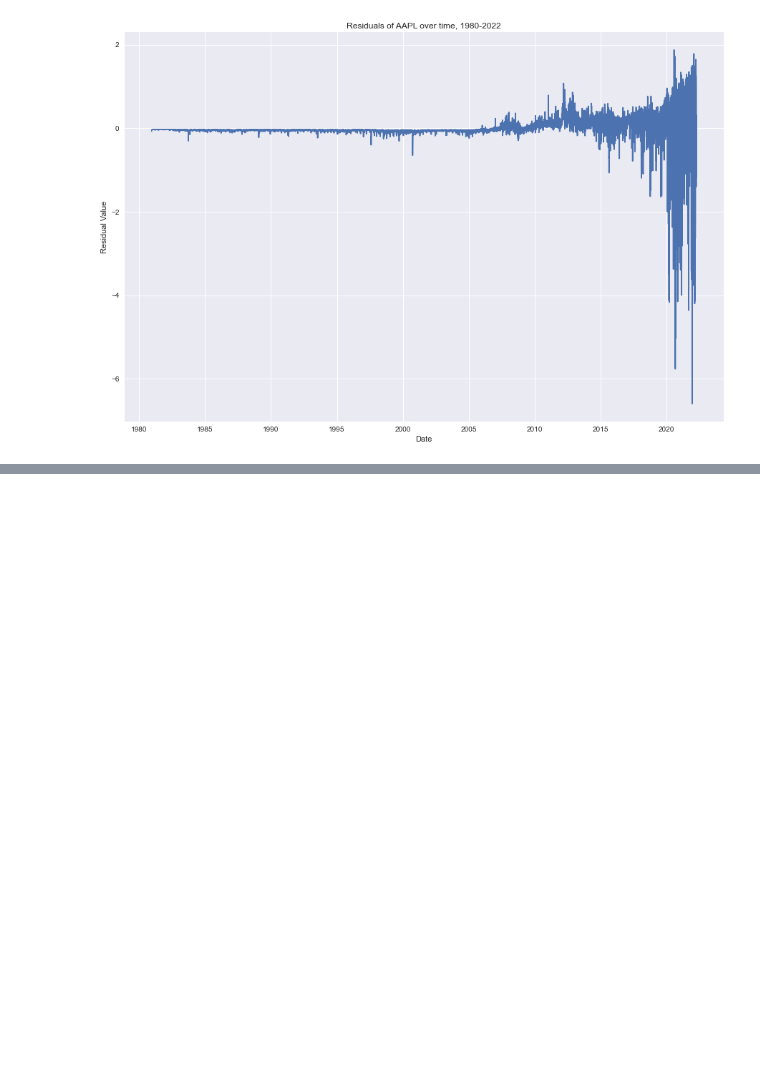
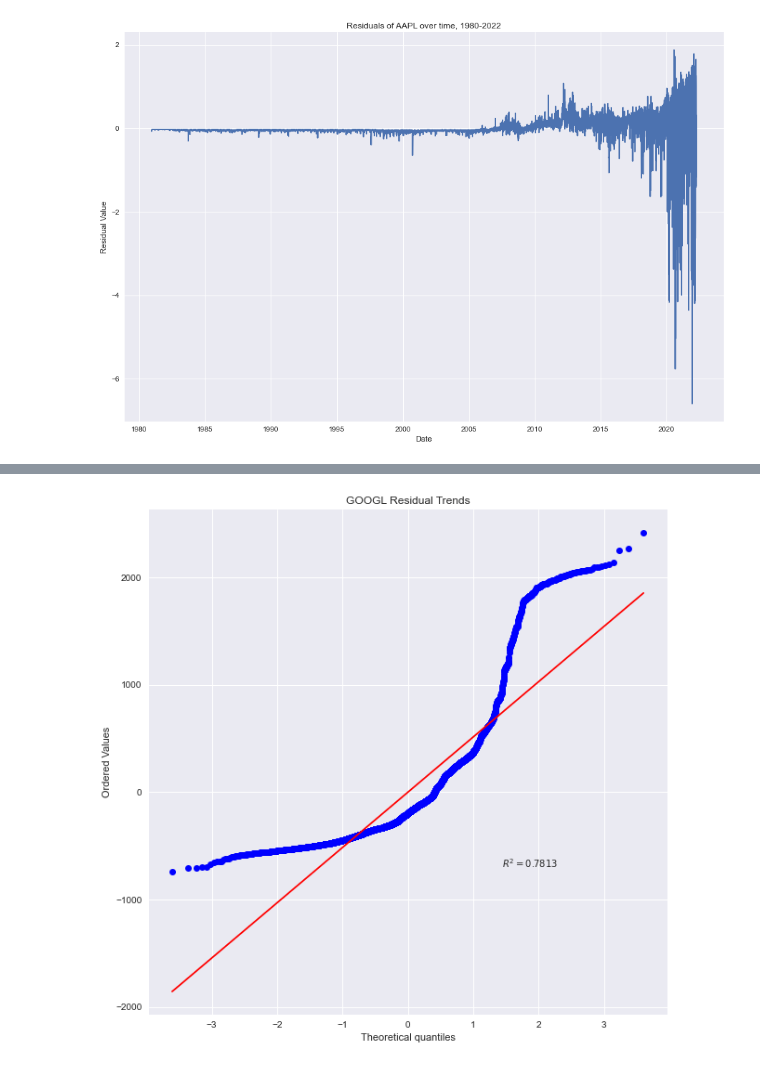
Before and after one commit to matthewjchin/toptechstocks, a Jupyter notebook: tech_stocks_analysis.ipynb, the cells around one changed output, grey strips where cells are left out. Drawn from its saved outputs; the diff is of its cells as text; code cells hidden in the pictures; blank space fills up the shorter version.

```diff
--- a/tech_stocks_analysis.ipynb
+++ b/tech_stocks_analysis.ipynb
@@ -669,0 +692,11 @@ plt.show()
+# %%
+fig = plt.figure(figsize= (10, 10))
+ax = fig.add_subplot(111)
+
+normality_plot, stat = stats.probplot(model4.resid, plot= plt, rvalue= True)
+ax.set_title("GOOGL Residual Trends", fontsize= 12)
+ax.set
+
+plt.show()
+# %% [output]
+[figure, added]
```
Also changed, not shown: parts of 5 cells of this notebook.
